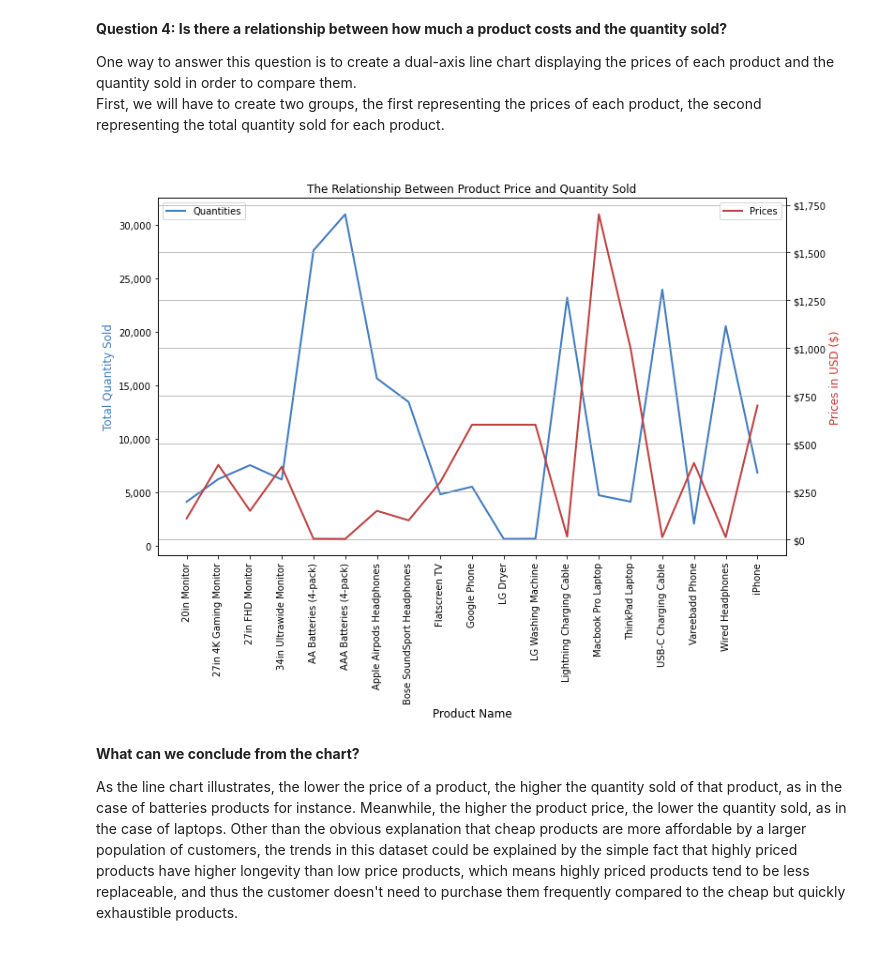
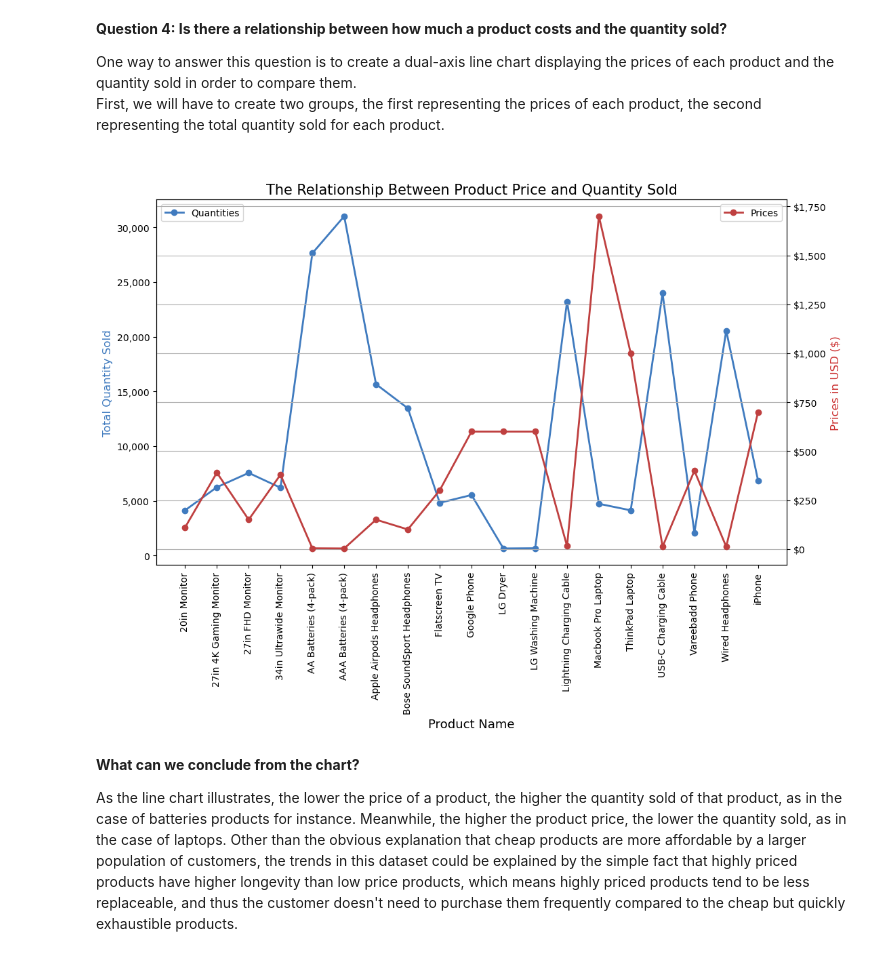
Before and after one commit to Mo-Khalifa96/Sales-Analysis-with-Python, a Jupyter notebook: Sales Analysis (Jupyter version).ipynb, the cells around one changed output. Cells and saved outputs as stored; diff of their text form; code cells hidden in the pictures.

```diff
--- a/Sales Analysis (Jupyter version).ipynb
+++ b/Sales Analysis (Jupyter version).ipynb
@@ -449,6 +459,7 @@ fig, ax1 = plt.subplots(figsize=(12,7))
 
 #plottin the data for total sum of quantity sold of each product
 ax1.plot(products, products_quantity,          #specifying the data to plot
+        marker='o',        #setting marker shape
         c='#407bbf',       #setting the line color
         lw=2,              #setting the line width
         label='Quantities')          #labeling the line plot
@@ -457,41 +468,42 @@ ax1.plot(products, products_quantity,          #specifying the data to plot
 #plotting the data for the prices of each product
 ax2 = ax1.twinx()
 ax2.plot(products, products_prices,
+        marker='o',
         c='#bf4040',
         lw=2,
         label='Prices')
 
 
 #Adding a title
-ax1.set_title('The Relationship Between Product Price and Quantity Sold')
+ax1.set_title('The Relationship Between Product Price and Quantity Sold', fontsize=15)
 
 #labeling the x-axis
-ax1.set_xlabel('Product Name', fontsize=12)
+ax1.set_xlabel('Product Name', fontsize=13)
 
 #labeling first y-axis
 ax1.set_ylabel('Total Quantity Sold', fontsize=12, color='#407bbf')
 
 #labeling second y-axis
 ax2.set_ylabel('Prices in USD ($)', fontsize=12, color='#cc3333')
 
 #adjusting the rotation of the x-axis' labels
 ax1.set_xticklabels(products, rotation='vertical')
 
 #adjusting the y-axis to make numeric values reader-friendly
 ax1.yaxis.set_major_formatter(mpl.ticker.StrMethodFormatter('{x:,.0f}'))
 ax2.yaxis.set_major_formatter(mpl.ticker.StrMethodFormatter('${x:,.0f}'))
 
 #adding a legend
 ax1.legend(loc='upper left')
 ax2.legend(loc='upper right')
 
 #adding a grid
 plt.grid()
 
 #displaying the line plot
 plt.show()
 # %% [output]
-[figure, old version]
+[figure, new version]
 # %% [markdown]
 **What can we conclude from the chart?**
 <br>
```
Also changed, not shown: parts of 5 cells of this notebook.
